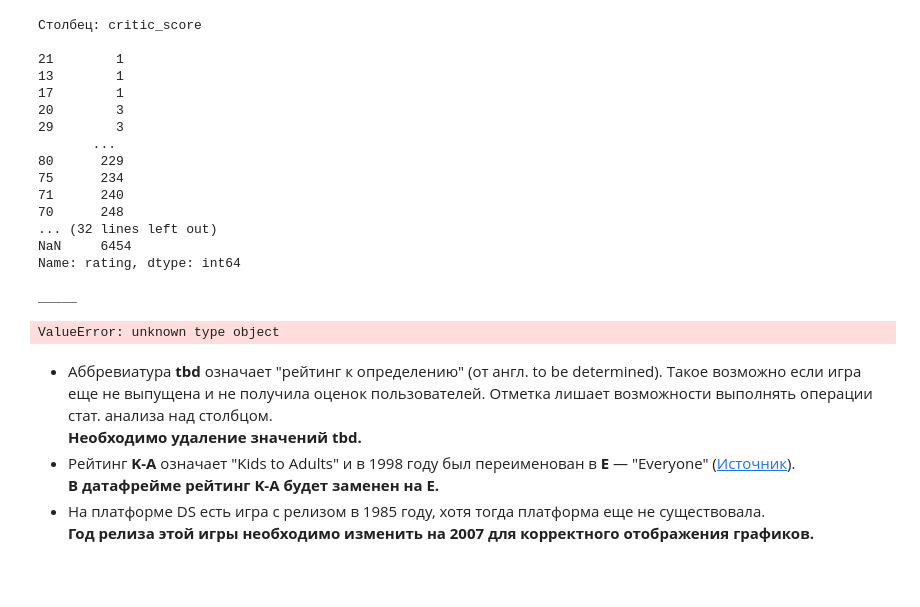
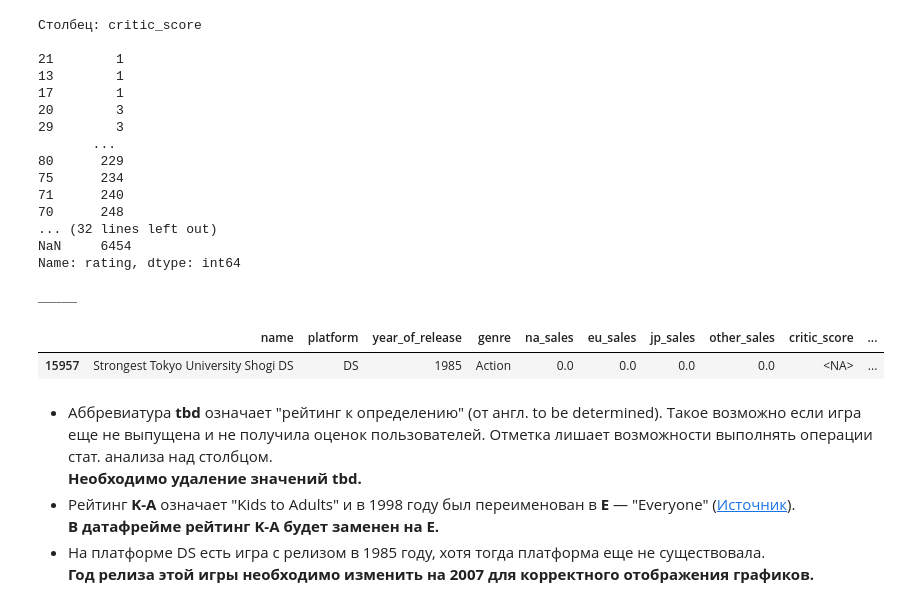
Before and after one commit to maksim-a-baranov/yandex_praktikum_data_analyst, a Jupyter notebook: 04_games_sales/04_games_sales.ipynb, the cells around one changed output. Saved outputs shown, nothing was run; the diff lists cells and outputs as text; code cells hidden in the pictures; blank space fills up the shorter version.

```diff
--- a/04_games_sales/04_games_sales.ipynb
+++ b/04_games_sales/04_games_sales.ipynb
@@ -221,9 +225,10 @@ Name: rating, dtype: int64
 _____
 # %%
 # при анализе случайно наткнулся на эту запись и решил проверить
-df.query('platform == "DS" and year_of_release == 1985')
+df[(df['platform'] == "DS") & (df['year_of_release'] == 1985)]
 # %% [output]
-ValueError: unknown type object
+|  | name | platform | year_of_release | genre | na_sales | eu_sales | jp_sales | other_sales | critic_score | ... |
+| 15957 | Strongest Tokyo University Shogi DS | DS | 1985 | Action | 0.0 | 0.0 | 0.0 | 0.0 | <NA> | ... |
 # %% [markdown]
 - Аббревиатура __tbd__ означает "рейтинг к определению" (от англ. to be determined). Такое возможно если игра еще не выпущена и не получила оценок пользователей. Отметка лишает возможности выполнять операции стат. анализа над столбцом.
 __Необходимо удаление значений tbd.__
```
Also changed, not shown: parts of 21 cells of this notebook, 1 other file.
